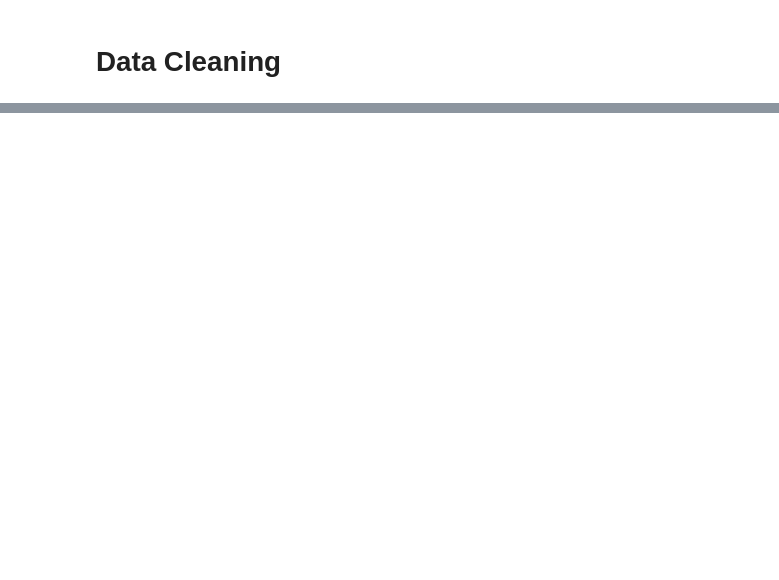
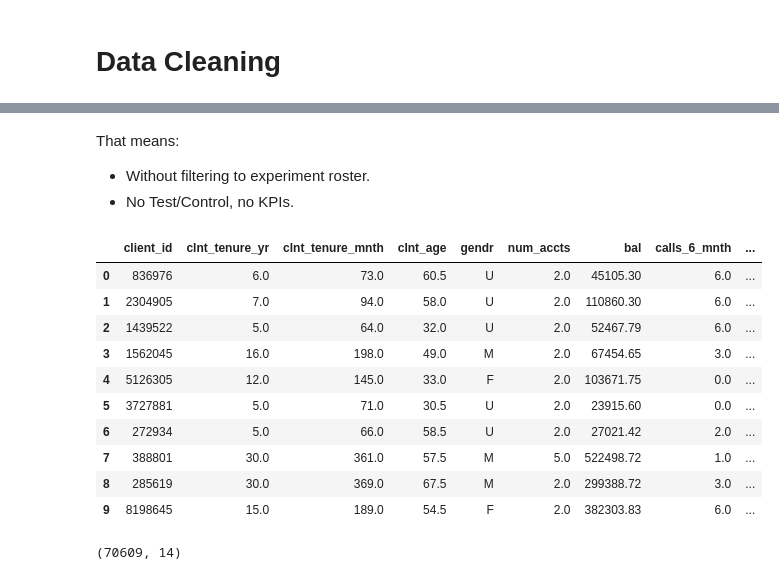
Before and after one commit to ChVlachakis/house-greyjoy, a Jupyter notebook: notebooks/data_import_christos.ipynb, the cells around one changed output, grey strips where cells are left out. Saved outputs shown, nothing was run; the diff lists cells and outputs as text; code cells hidden in the pictures; blank space fills up the shorter version.

```diff
--- a/notebooks/data_import_christos.ipynb
+++ b/notebooks/data_import_christos.ipynb
@@ -373,0 +581,10 @@ attempts_df.head(10)
+# %%
+# Stage 1 – Group sessions within 5 minutes
+# gap to previous session of same client, in minutes
+session_starts["gap_prev_min"] = (
+    session_starts
+    .groupby("client_id")["session_start"]
+    .diff()
+    .dt.total_seconds() / 60
+)
+session_starts.head(5)
@@ -406,0 +916,38 @@ For an A/B test, dropping assigned-but-inactive clients biases completion rates,
+# %% [markdown]
+That means:
+- Without filtering to experiment roster.
+- No Test/Control, no KPIs.
+# %%
+# Aggregate web logs to one row per client_id (behavior features)
+client_web = (
+    clean_web_data_df
+    .groupby("client_id")
+    .agg(
+        n_attempts=("merged_session_id", "nunique"),
+        n_events=("process_step", "count"),
+        n_errors_per_attempt=("step_outcome", lambda s: (s == "error").sum()),  # crude; refine if needed
+        converted=("step_outcome", lambda s: (s == "completed").any()),
+        total_duration_sec=("duration_seconds", "sum"),
+    )
+    .reset_index()
+)
+# %%
+# Merge demo + client_web
+demo_behavior_df = final_demo_df.merge(client_web, on="client_id", how="left")
+demo_behavior_df.head(10)
+# %% [output]
+|  | client_id | clnt_tenure_yr | clnt_tenure_mnth | clnt_age | gendr | num_accts | bal | calls_6_mnth | ... |
+| 0 | 836976 | 6.0 | 73.0 | 60.5 | U | 2.0 | 45105.30 | 6.0 | ... |
+| 1 | 2304905 | 7.0 | 94.0 | 58.0 | U | 2.0 | 110860.30 | 6.0 | ... |
+| 2 | 1439522 | 5.0 | 64.0 | 32.0 | U | 2.0 | 52467.79 | 6.0 | ... |
+| 3 | 1562045 | 16.0 | 198.0 | 49.0 | M | 2.0 | 67454.65 | 3.0 | ... |
+| 4 | 5126305 | 12.0 | 145.0 | 33.0 | F | 2.0 | 103671.75 | 0.0 | ... |
+| 5 | 3727881 | 5.0 | 71.0 | 30.5 | U | 2.0 | 23915.60 | 0.0 | ... |
+| 6 | 272934 | 5.0 | 66.0 | 58.5 | U | 2.0 | 27021.42 | 2.0 | ... |
+| 7 | 388801 | 30.0 | 361.0 | 57.5 | M | 5.0 | 522498.72 | 1.0 | ... |
+| 8 | 285619 | 30.0 | 369.0 | 67.5 | M | 2.0 | 299388.72 | 3.0 | ... |
+| 9 | 8198645 | 15.0 | 189.0 | 54.5 | F | 2.0 | 382303.83 | 6.0 | ... |
+# %%
+demo_behavior_df.shape
+# %% [output]
+(70609, 14)
```
Also changed, not shown: parts of 68 cells of this notebook, 6 other files.
